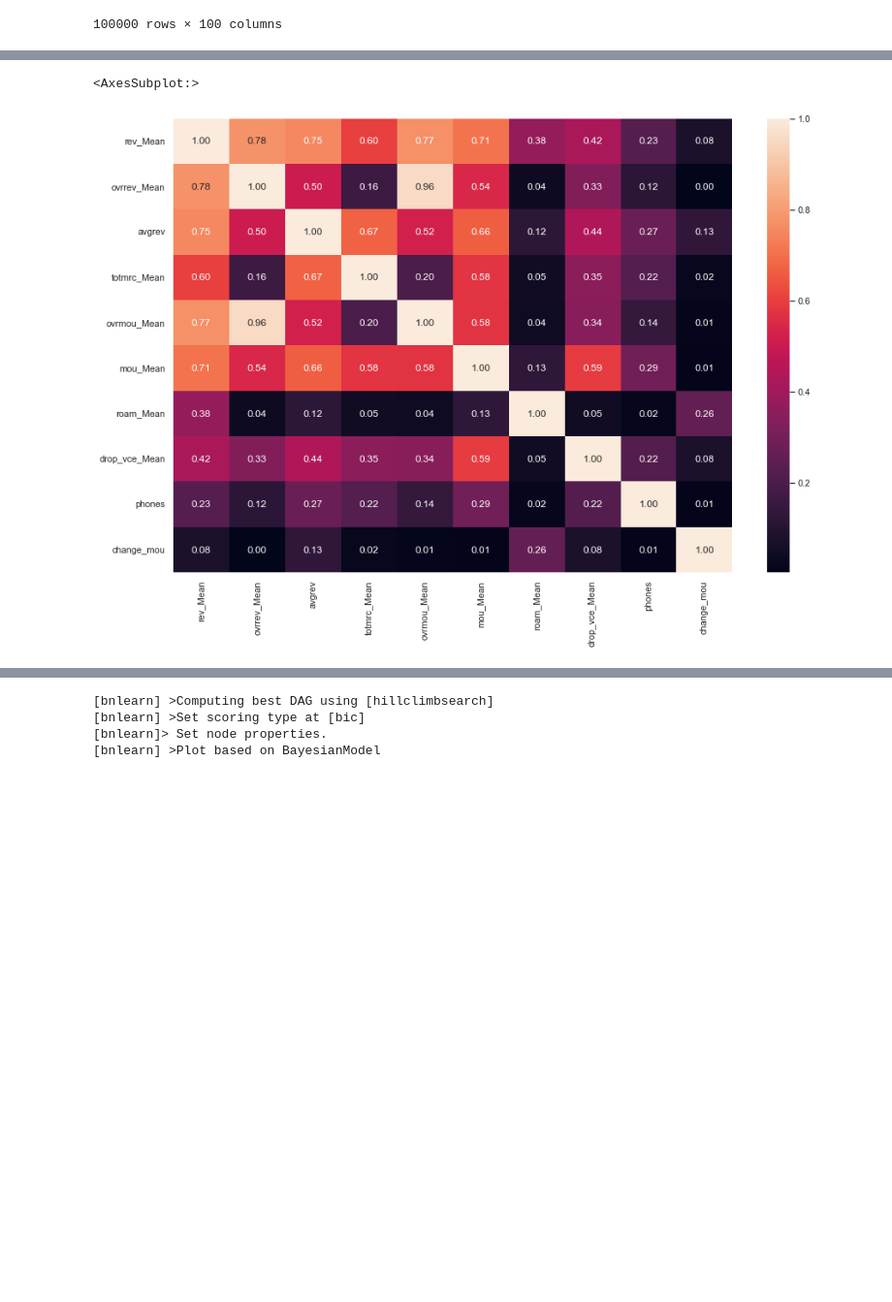
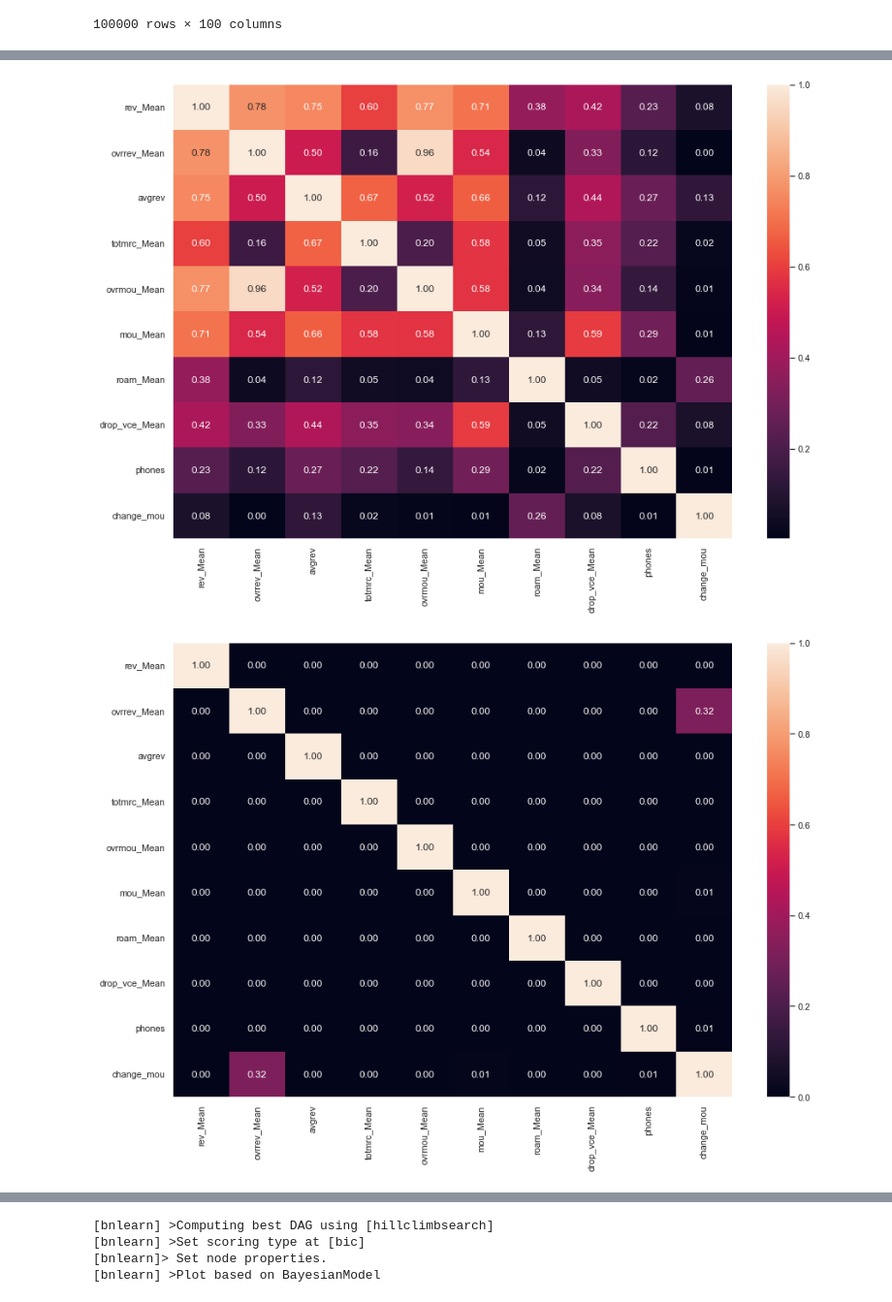
Before and after one commit to zuevmaxim/m-m2021, a Jupyter notebook: lab3.ipynb, the cells around one changed output, grey strips where cells are left out. Shown at 97% size. Drawn from its saved outputs; the diff is of its cells as text; code cells hidden in the pictures; blank space fills up the shorter version.

```diff
--- a/lab3.ipynb
+++ b/lab3.ipynb
@@ -107,9 +107,18 @@ KstestResult(statistic=0.02545498777999511, pvalue=0.5348070378002099)
 # %%
 plt.figure(figsize = (15,10))
 sns.heatmap(np.abs(df.corr()), annot=True, fmt='.2f')
+plt.show()
+
+from scipy.stats import pearsonr
+def pearson_pvalue(x, y):
+    return pearsonr(x, y)[1]
+
+plt.figure(figsize = (15,10))
+sns.heatmap(df.corr(method=pearson_pvalue), annot=True, fmt='.2f')
+plt.show()
 # %% [output]
-<AxesSubplot:>
 [figure]
+[figure, added]
 # %%
 from sklearn.preprocessing import KBinsDiscretizer, OrdinalEncoder
 ordinal = OrdinalEncoder()
```
Also changed, not shown: parts of 4 cells of this notebook, 1 other file.
